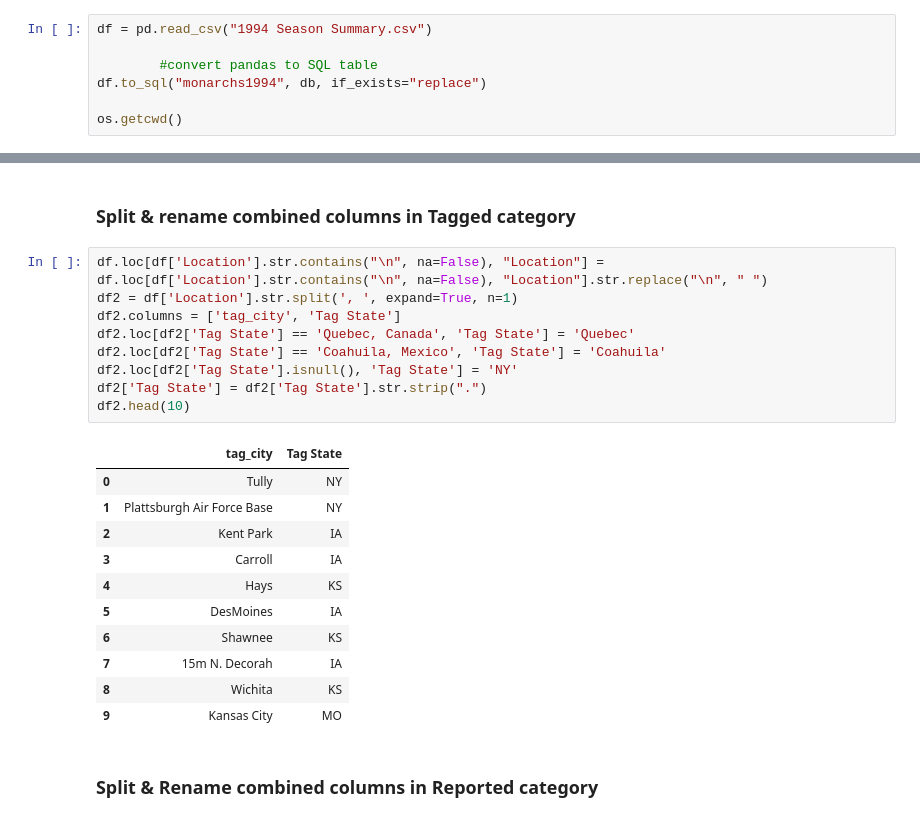
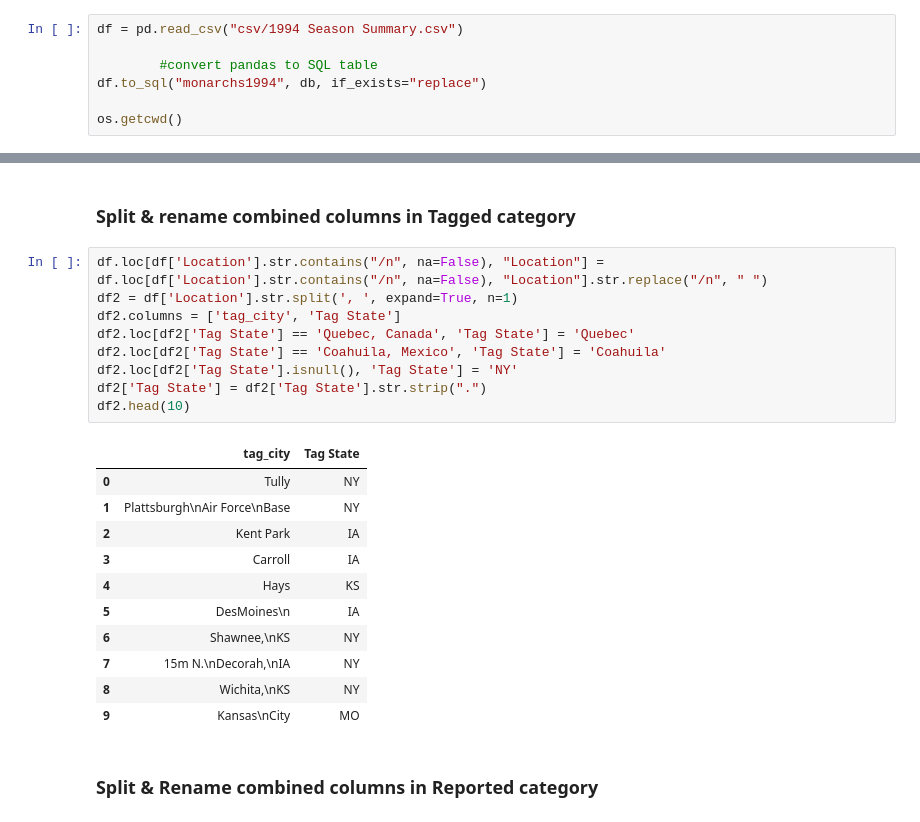
Before and after one commit to ArinkB/Monarchs, a Jupyter notebook: Data/Monarchs_1994_cleanup.ipynb, the cells around one changed output, grey strips where cells are left out. Drawn from its saved outputs; the diff is of its cells as text.

```diff
--- a/Data/Monarchs_1994_cleanup.ipynb
+++ b/Data/Monarchs_1994_cleanup.ipynb
@@ -7,5 +7,5 @@ db = sqlite3.connect("Monarchs1994.db")
 # %%
-df = pd.read_csv("1994 Season Summary.csv")
+df = pd.read_csv("csv/1994 Season Summary.csv")
 
         #convert pandas to SQL table
 df.to_sql("monarchs1994", db, if_exists="replace")
@@ -62,26 +62,26 @@ df.rename(columns={'Distance':'Miles'}, inplace = True)
 # %% [markdown]
 ### Split & rename combined columns in Tagged category
 # %%
-df.loc[df['Location'].str.contains("\n", na=False), "Location"] = df.loc[df['Location'].str.contains("\n", na=False), "Location"].str.replace("\n", " ")
+df.loc[df['Location'].str.contains("/n", na=False), "Location"] = df.loc[df['Location'].str.contains("/n", na=False), "Location"].str.replace("/n", " ")
 df2 = df['Location'].str.split(', ', expand=True, n=1)
 df2.columns = ['tag_city', 'Tag State']
 df2.loc[df2['Tag State'] == 'Quebec, Canada', 'Tag State'] = 'Quebec'
 df2.loc[df2['Tag State'] == 'Coahuila, Mexico', 'Tag State'] = 'Coahuila'
 df2.loc[df2['Tag State'].isnull(), 'Tag State'] = 'NY'
 df2['Tag State'] = df2['Tag State'].str.strip(".")
 df2.head(10)
 # %% [output]
 |  | tag_city | Tag State |
 | 0 | Tully | NY |
-| 1 | Plattsburgh Air Force Base | NY |
+| 1 | Plattsburgh\nAir Force\nBase | NY |
 | 2 | Kent Park | IA |
 | 3 | Carroll | IA |
 | 4 | Hays | KS |
-| 5 | DesMoines | IA |
-| 6 | Shawnee | KS |
-| 7 | 15m N. Decorah | IA |
-| 8 | Wichita | KS |
-| 9 | Kansas City | MO |
+| 5 | DesMoines\n | IA |
+| 6 | Shawnee,\nKS | NY |
+| 7 | 15m N.\nDecorah,\nIA | NY |
+| 8 | Wichita,\nKS | NY |
+| 9 | Kansas\nCity | MO |
 # %% [markdown]
 ### Split & Rename combined columns in Reported category
 # %%
```
Also changed, not shown: parts of 5 cells of this notebook, 27 other files.
